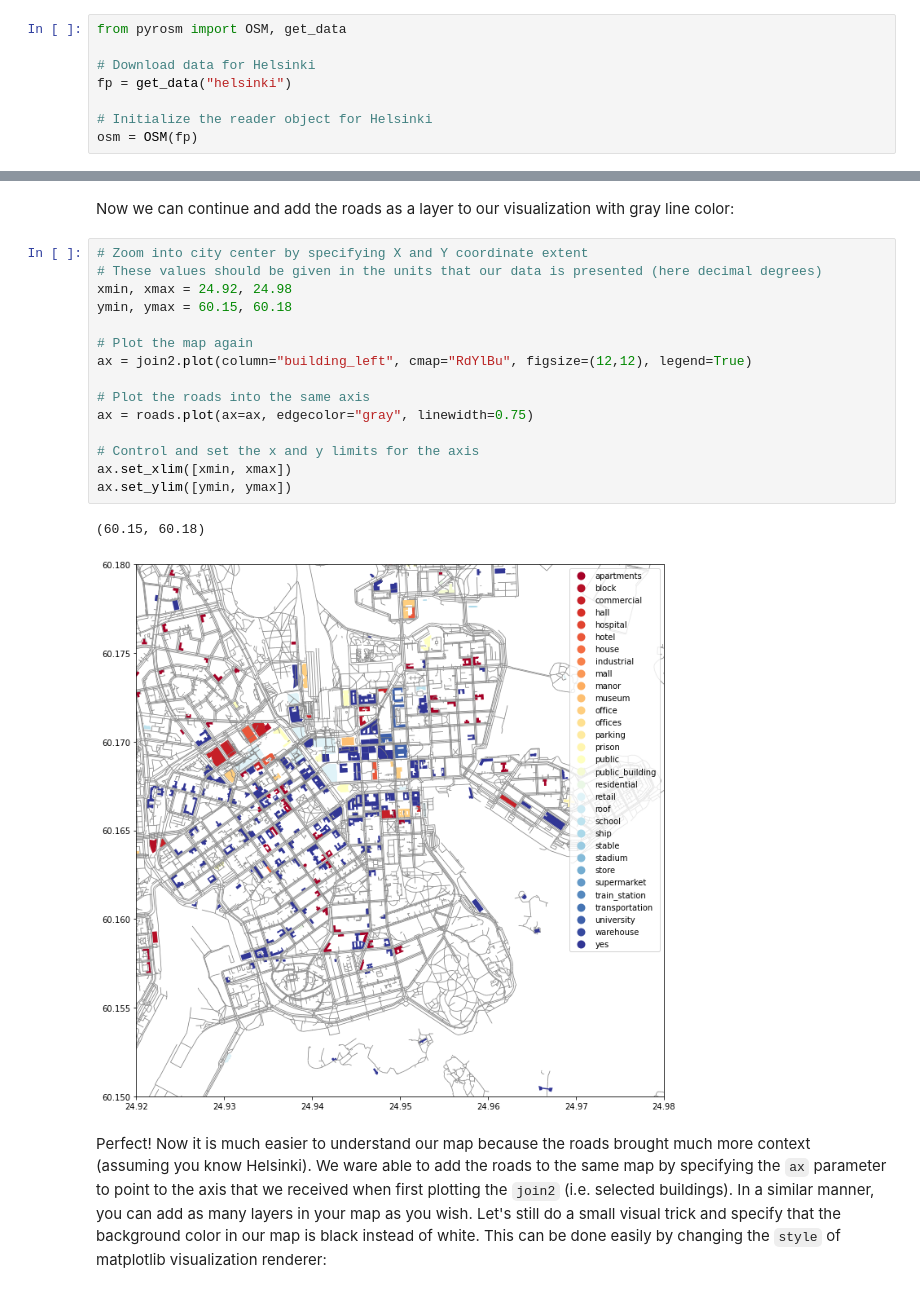
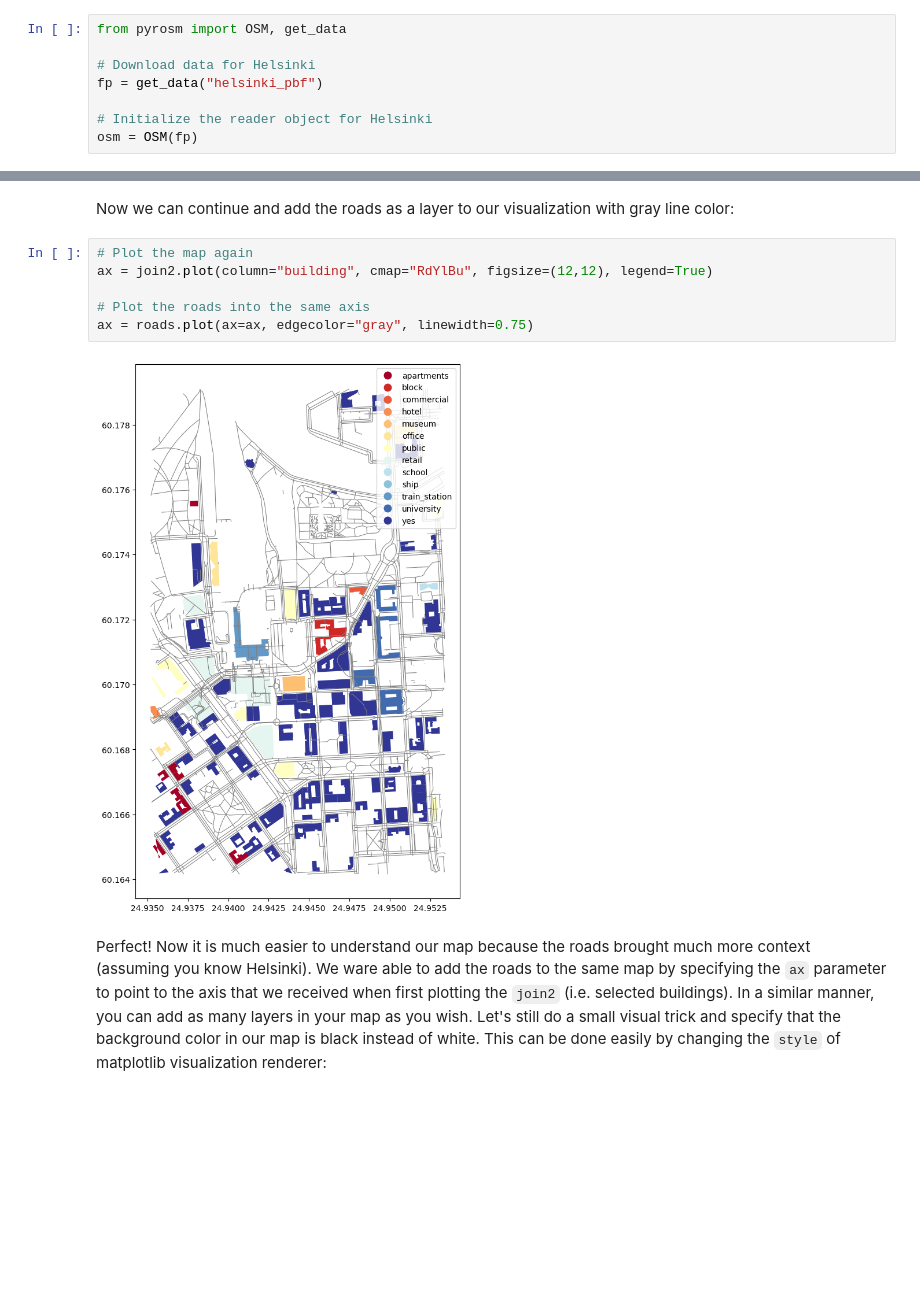
Before and after one commit to HTenkanen/mobility-course, a Jupyter notebook: source/lessons/L1/intro-to-python-geostack.ipynb, the cells around one changed output, grey strips where cells are left out. Saved outputs shown, nothing was run; the diff lists cells and outputs as text; blank space fills up the shorter version.

```diff
--- a/source/lessons/L1/intro-to-python-geostack.ipynb
+++ b/source/lessons/L1/intro-to-python-geostack.ipynb
@@ -123,7 +123,7 @@ Let's see how we can download and extract OSM data for Helsinki Region using `py
 from pyrosm import OSM, get_data
 
 # Download data for Helsinki
-fp = get_data("helsinki")
+fp = get_data("helsinki_pbf")
 
 # Initialize the reader object for Helsinki
 osm = OSM(fp)
@@ -422,23 +402,13 @@ roads = osm.get_network()
 # %% [markdown]
 Now we can continue and add the roads as a layer to our visualization with gray line color:
 # %%
-# Zoom into city center by specifying X and Y coordinate extent
-# These values should be given in the units that our data is presented (here decimal degrees)
-xmin, xmax = 24.92, 24.98
-ymin, ymax = 60.15, 60.18
-
 # Plot the map again
-ax = join2.plot(column="building_left", cmap="RdYlBu", figsize=(12,12), legend=True)
+ax = join2.plot(column="building", cmap="RdYlBu", figsize=(12,12), legend=True)
 
 # Plot the roads into the same axis
 ax = roads.plot(ax=ax, edgecolor="gray", linewidth=0.75)
-
-# Control and set the x and y limits for the axis
-ax.set_xlim([xmin, xmax])
-ax.set_ylim([ymin, ymax])
 # %% [output]
-(60.15, 60.18)
-[figure, old version]
+[figure, new version]
 # %% [markdown]
 Perfect! Now it is much easier to understand our map because the roads brought much more context (assuming you know Helsinki). We ware able to add the roads to the same map by specifying the `ax` parameter to point to the axis that we received when first plotting the `join2` (i.e. selected buildings). In a similar manner, you can add as many layers in your map as you wish. Let's still do a small visual trick and specify that the background color in our map is black instead of white. This can be done easily by changing the `style` of matplotlib visualization renderer:
 # %%
```
Also changed, not shown: parts of 23 cells of this notebook.
